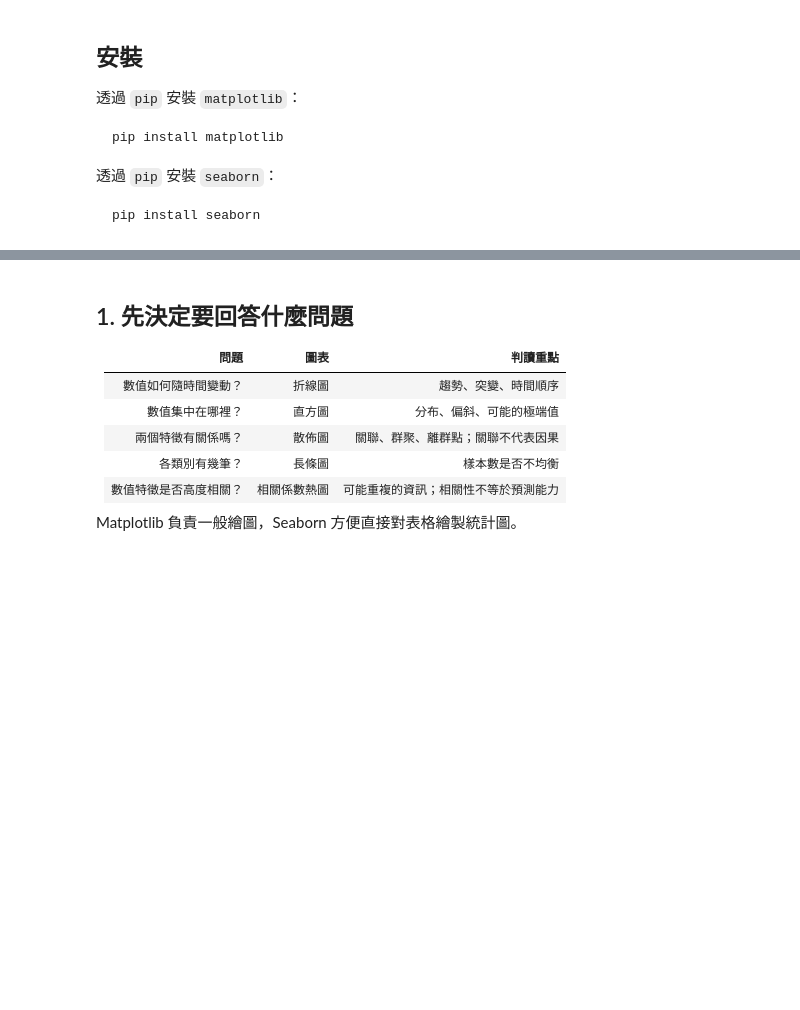
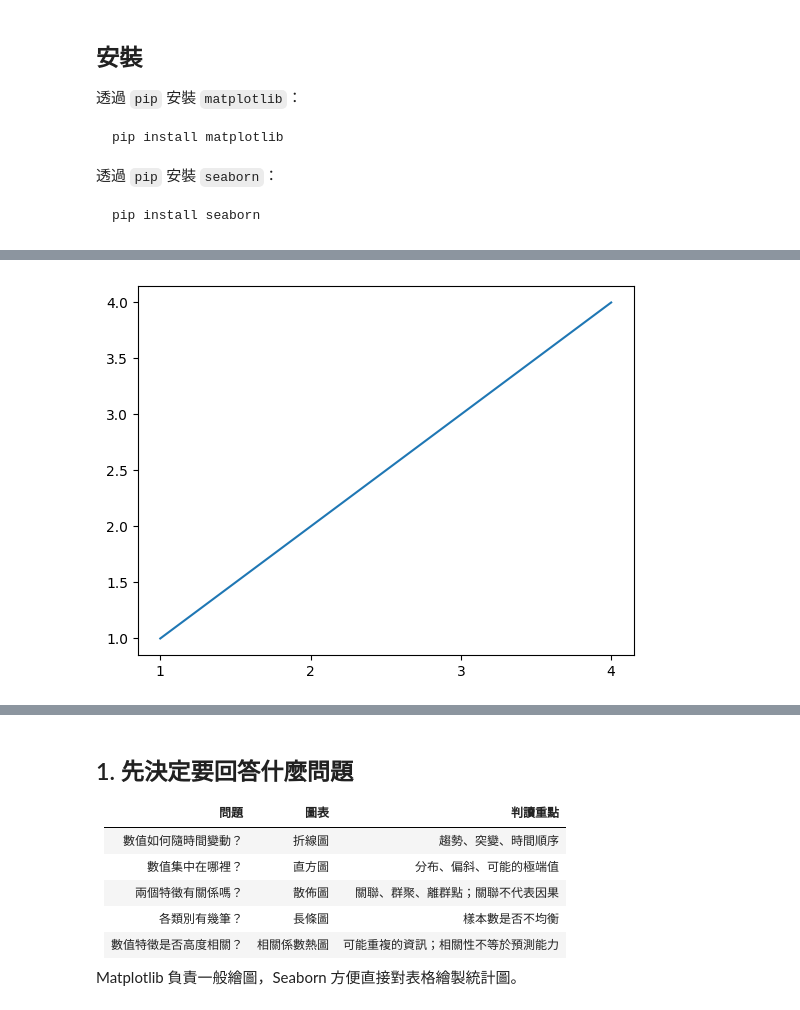
Before and after one commit to FengZhiQuan1046/Muchine_Learning_course_materials, a Jupyter notebook: simplified/matplotlib-資料視覺化.ipynb, the cells around one changed output, grey strips where cells are left out. Drawn from its saved outputs; the diff is of its cells as text; code cells hidden in the pictures; blank space fills up the shorter version.

```diff
--- a/simplified/matplotlib-資料視覺化.ipynb
+++ b/simplified/matplotlib-資料視覺化.ipynb
@@ -77,0 +100,8 @@ pip install seaborn
+# %%
+x = [1, 2, 3, 4]
+y = [1, 2, 3, 4]
+
+plt.plot(x, y)
+plt.show()
+# %% [output]
+[figure, added]
```
Also changed, not shown: parts of 22 cells of this notebook, 16 other files.
